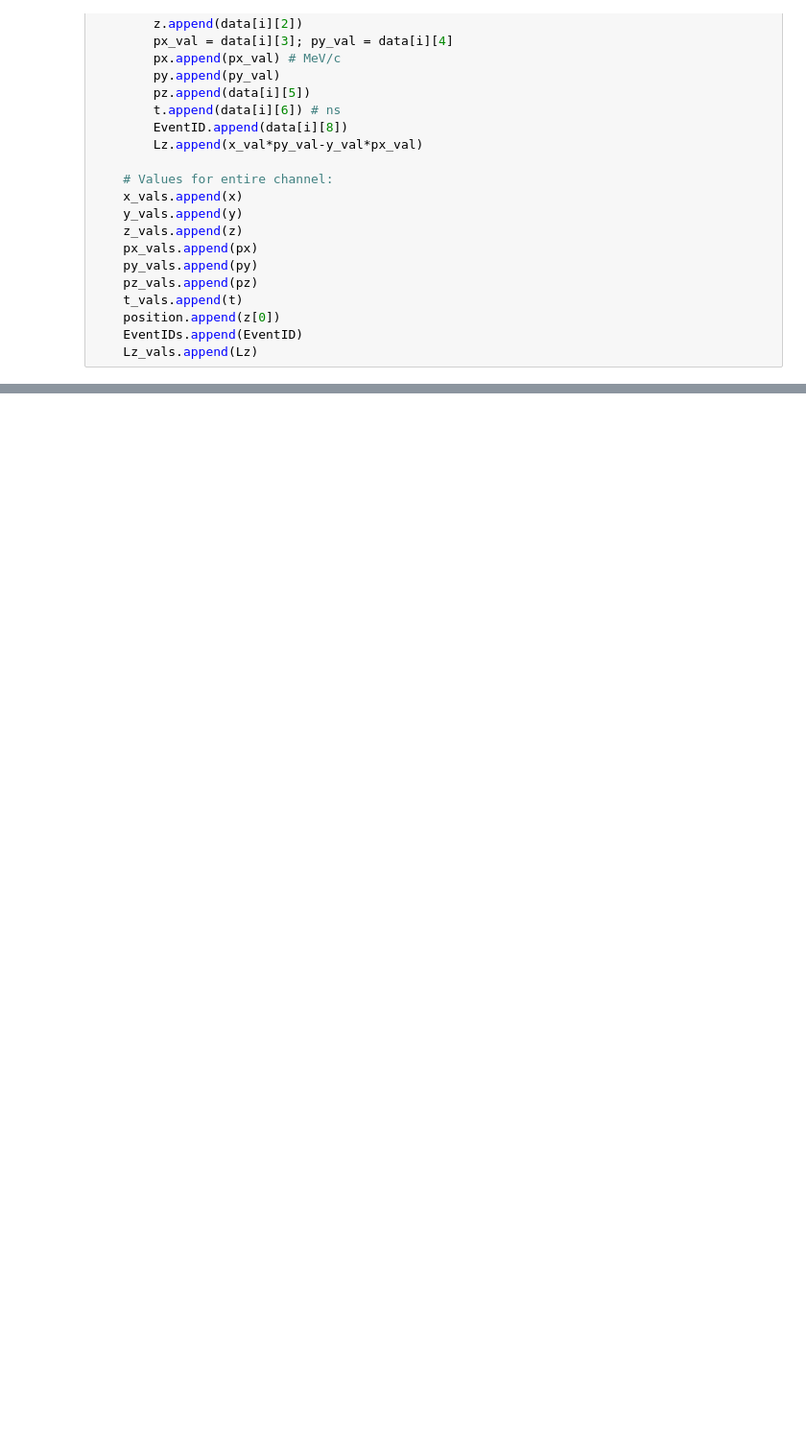
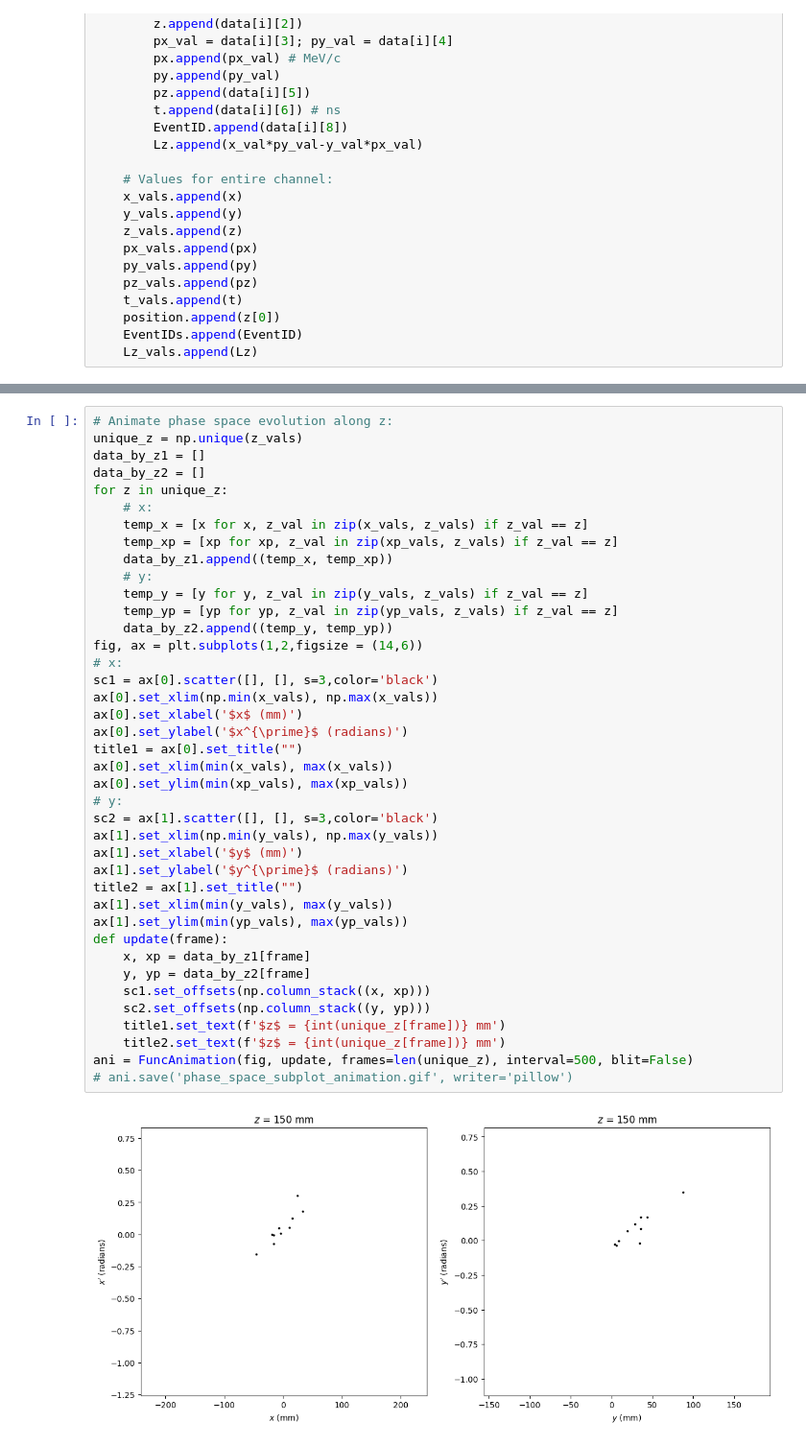
Before and after one commit to criggall/muon-cooling, a Jupyter notebook: Simplified-HFOFO/plotter.ipynb, the cells around one changed output, grey strips where cells are left out. Shown at 96% size. Cells and saved outputs as stored; diff of their text form; blank space fills up the shorter version.

```diff
--- a/Simplified-HFOFO/plotter.ipynb
+++ b/Simplified-HFOFO/plotter.ipynb
@@ -198,0 +230,42 @@ plt.show()
+# %%
+# Animate phase space evolution along z:
+unique_z = np.unique(z_vals)
+data_by_z1 = []
+data_by_z2 = []
+for z in unique_z:
+    # x:
+    temp_x = [x for x, z_val in zip(x_vals, z_vals) if z_val == z]
+    temp_xp = [xp for xp, z_val in zip(xp_vals, z_vals) if z_val == z]
+    data_by_z1.append((temp_x, temp_xp))
+    # y:
+    temp_y = [y for y, z_val in zip(y_vals, z_vals) if z_val == z]
+    temp_yp = [yp for yp, z_val in zip(yp_vals, z_vals) if z_val == z]
+    data_by_z2.append((temp_y, temp_yp))
+fig, ax = plt.subplots(1,2,figsize = (14,6))
+# x:
+sc1 = ax[0].scatter([], [], s=3,color='black')
+ax[0].set_xlim(np.min(x_vals), np.max(x_vals))
+ax[0].set_xlabel('$x$ (mm)')
+ax[0].set_ylabel('$x^{\prime}$ (radians)')
+title1 = ax[0].set_title("")
+ax[0].set_xlim(min(x_vals), max(x_vals))
+ax[0].set_ylim(min(xp_vals), max(xp_vals))
+# y:
+sc2 = ax[1].scatter([], [], s=3,color='black')
+ax[1].set_xlim(np.min(y_vals), np.max(y_vals))
+ax[1].set_xlabel('$y$ (mm)')
+ax[1].set_ylabel('$y^{\prime}$ (radians)')
+title2 = ax[1].set_title("")
+ax[1].set_xlim(min(y_vals), max(y_vals))
+ax[1].set_ylim(min(yp_vals), max(yp_vals))
+def update(frame):
+    x, xp = data_by_z1[frame]
+    y, yp = data_by_z2[frame]
+    sc1.set_offsets(np.column_stack((x, xp)))
+    sc2.set_offsets(np.column_stack((y, yp)))
+    title1.set_text(f'$z$ = {int(unique_z[frame])} mm')
+    title2.set_text(f'$z$ = {int(unique_z[frame])} mm')
+ani = FuncAnimation(fig, update, frames=len(unique_z), interval=500, blit=False)
+# ani.save('phase_space_subplot_animation.gif', writer='pillow')
+# %% [output]
+[figure, added]
```
Also changed, not shown: parts of 13 cells of this notebook, 52 other files.
